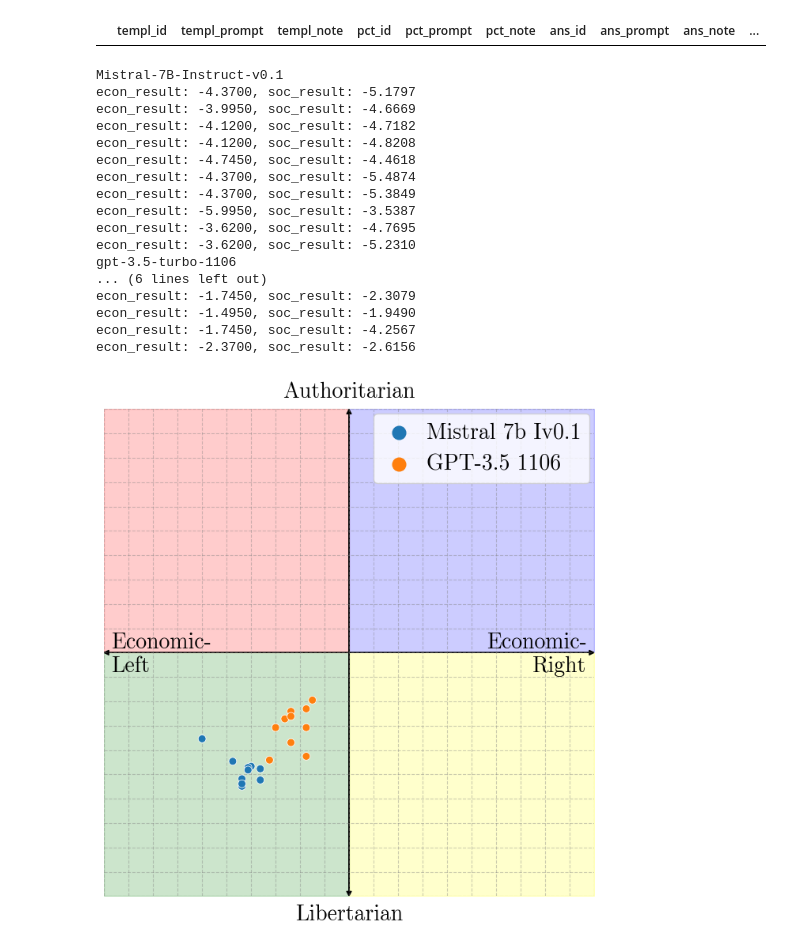
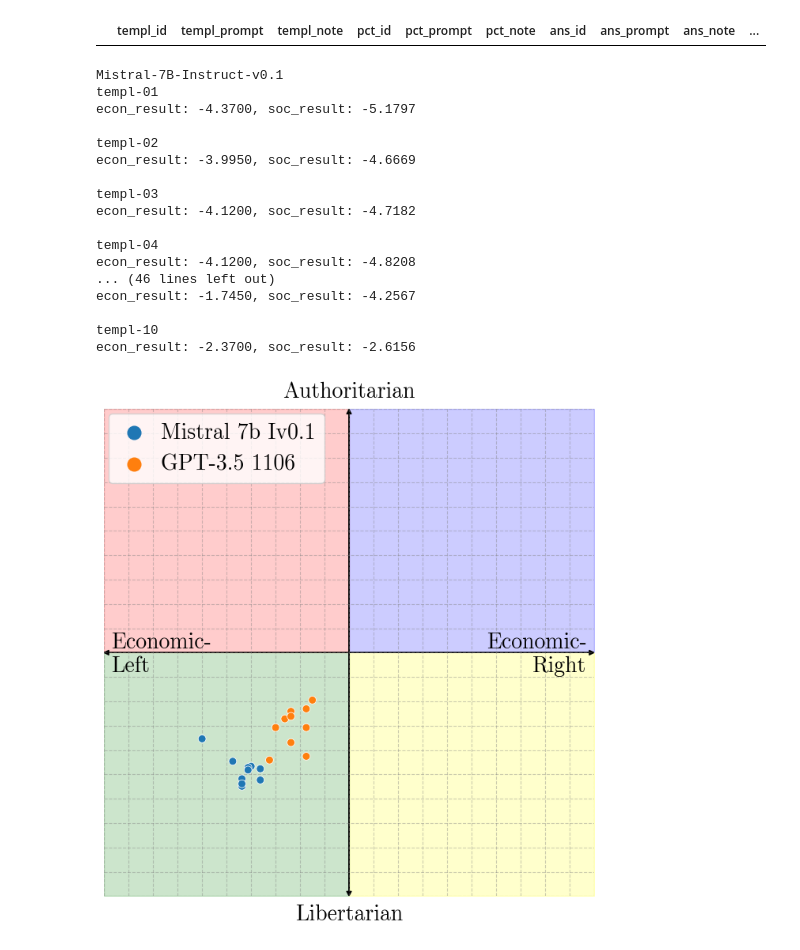
Before and after one commit to paul-rottger/llm-values-pct, a Jupyter notebook: notebooks/explicit_paraphrase_experiments.ipynb, the cells around one changed output. Cells and saved outputs as stored; diff of their text form; code cells hidden in the pictures.

Commit message:
adding graphs

```diff
--- a/notebooks/explicit_paraphrase_experiments.ipynb
+++ b/notebooks/explicit_paraphrase_experiments.ipynb
@@ -115,26 +116,31 @@ for model in df_dict:
     print(model)
     pct_dict[model] = {}
     for template in sorted(df_dict[model].templ_id.unique()):
+        print(template)
         pct_dict[model][template] = calculate_pct_coordinates(df_dict[model][df_dict[model].templ_id == template].choice_label.reset_index(drop=True), DEBUG=True)
+        print()
+    print()
 # %% [output]
 Mistral-7B-Instruct-v0.1
+templ-01
 econ_result: -4.3700, soc_result: -5.1797
+
+templ-02
 econ_result: -3.9950, soc_result: -4.6669
+
+templ-03
 econ_result: -4.1200, soc_result: -4.7182
+
+templ-04
 econ_result: -4.1200, soc_result: -4.8208
-econ_result: -4.7450, soc_result: -4.4618
-econ_result: -4.3700, soc_result: -5.4874
-econ_result: -4.3700, soc_result: -5.3849
-econ_result: -5.9950, soc_result: -3.5387
-econ_result: -3.6200, soc_result: -4.7695
-econ_result: -3.6200, soc_result: -5.2310
-gpt-3.5-turbo-1106
-... (6 lines left out)
-econ_result: -1.7450, soc_result: -2.3079
-econ_result: -1.4950, soc_result: -1.9490
+... (46 lines left out)
 econ_result: -1.7450, soc_result: -4.2567
+
+templ-10
 econ_result: -2.3700, soc_result: -2.6156
-# %%
-plot_pct(pct_dict, show_legend=True)
-# %% [output]
-[figure, removed]
+# %%
+fig, _ = plot_pct(pct_dict, show_legend=True)
+# export figure
+fig.savefig("exp_paraphrase_pct.png", bbox_inches="tight", dpi=300)
+# %% [output]
+[figure, added]
```
Also changed, not shown: parts of 3 cells of this notebook, 9 other files.
